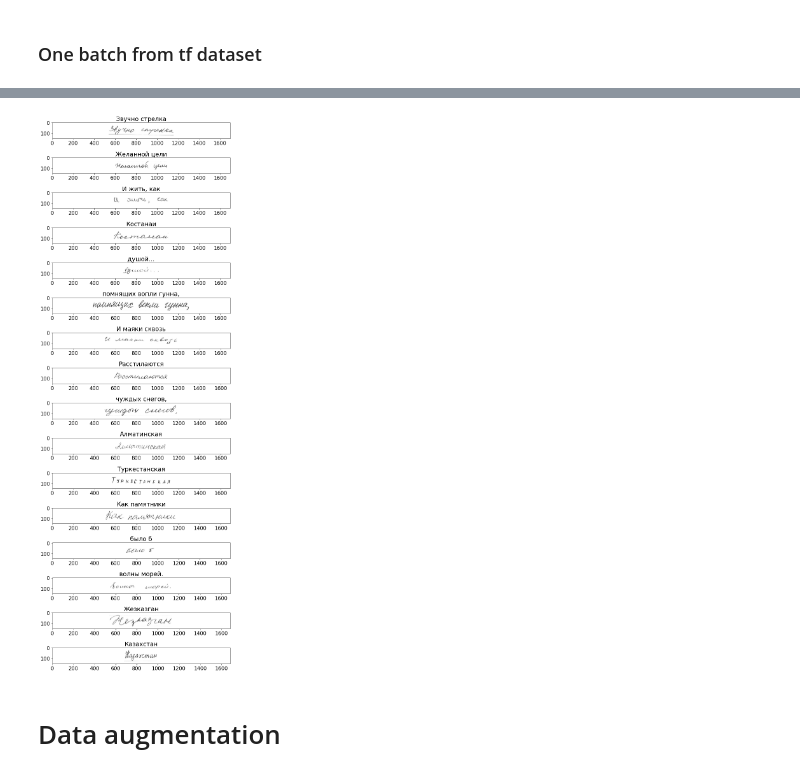
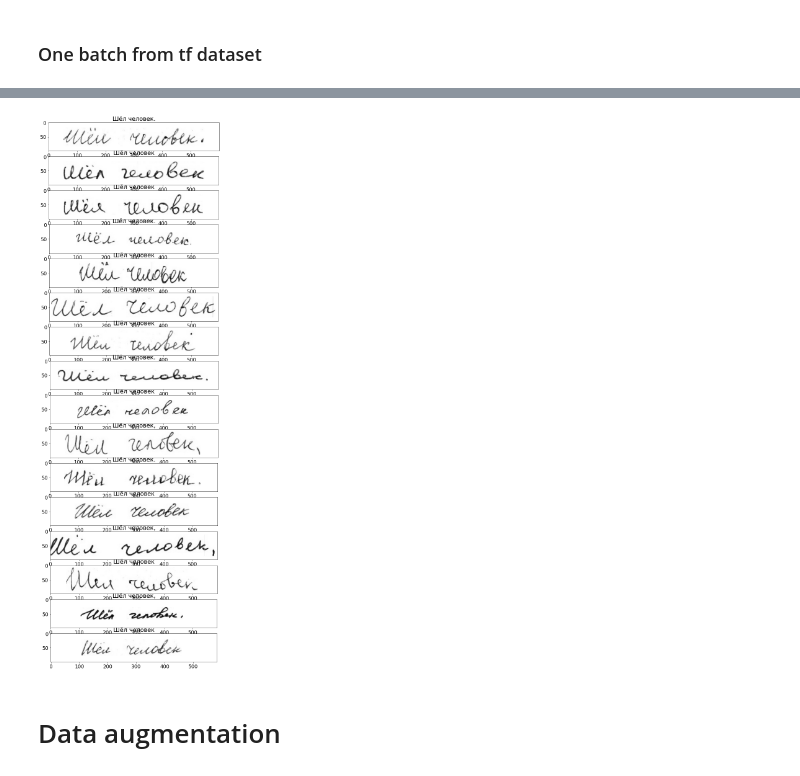
Before and after one commit to sir-timio/HTR, a Jupyter notebook: Preprocess.ipynb, the cells around one changed output, grey strips where cells are left out. Cells and saved outputs as stored; diff of their text form; code cells hidden in the pictures.

```diff
--- a/Preprocess.ipynb
+++ b/Preprocess.ipynb
@@ -463,4 +478,2 @@ val_counts - test_counts:    set()
 # %%
 batch_size = 16
-img_height, img_width, max_length = df.height.max(), df.width.max(), df.description.apply(len).max()
-img_height, img_width, max_length
@@ -472,7 +483,7 @@ img_height, img_width, max_length
 # Mapping characters to integers
 counts = counts_to_df(df)
 counts = counts[~counts.isin(['', ' '])].symbols.unique().tolist() + [' ', '#']
-vocab = pd.Series(counts).apply(lambda x: x.encode('utf8'))
+vocab = pd.Series(counts).str.encode('utf8')
 
 char_to_num = layers.experimental.preprocessing.StringLookup(
     vocabulary=vocab,
@@ -512,7 +520,7 @@ def encode_single_sample(img_path, label):
     # 4. Resize to the desired size
     img = 1 - img
     img = tf.image.resize_with_crop_or_pad(img, np.int32(img_height), np.int32(img_width))
-    img = 1 - img
+    img = 0.5 - img
 
     # 5. Transpose the image because we want the time
     # dimension to correspond to the width of the image.
@@ -553,7 +561,7 @@ def show_batch(batch, batch_size):
     images = batch['image']
     labels = batch['label']
     for i in range(batch_size):
-        img = (images[i] * 255).numpy().astype('uint8')
+        img = ((images[i] + 0.5) * 255).numpy().astype('uint8')
         label = tf.strings.reduce_join(num_to_char(labels[i])).numpy().decode('utf-8').replace('#', '')
 
         ax[i].imshow(img[i:, :, 0].T, cmap='gray')
@@ -564,8 +572,8 @@ def show_batch(batch, batch_size):
 ### One batch from tf dataset
 # %%
 ind = df.index.tolist()
-random.shuffle(ind)
-ls = get_dataset(df.loc[ind])
+# random.shuffle(ind)
+ls = get_dataset(df.loc[ind].iloc[:16])
 for batch in ls.take(1):
     show_batch(batch, batch_size=batch_size)
 # %% [output]
@@ -574,4 +582,4 @@ for batch in ls.take(1):
-[figure, old version]
+[figure, new version]
 # %% [markdown]
 # Data augmentation
 # %%
```
Also changed, not shown: parts of 13 cells of this notebook, 6 other files.
